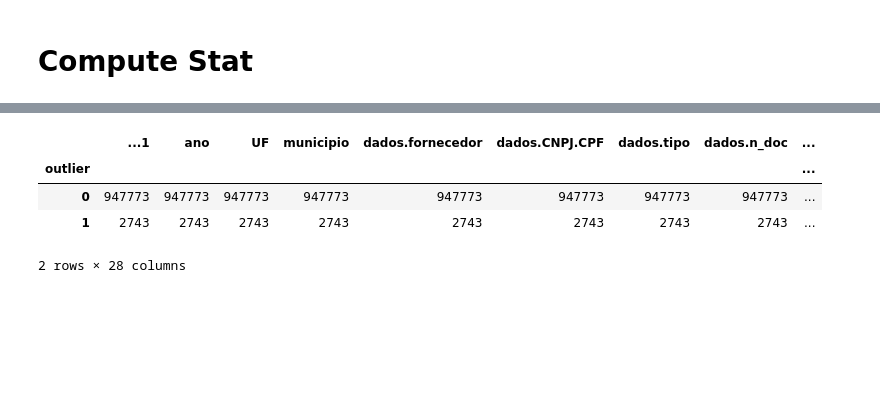
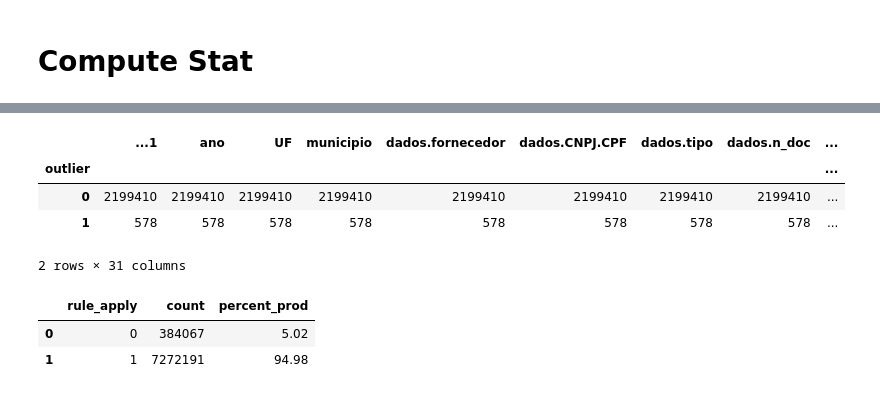
Before and after one commit to JailsonS/ics_data_cleaning, a Jupyter notebook: 02_convert_to_kg.ipynb, the cells around one changed output, grey strips where cells are left out. Cells and saved outputs as stored; diff of their text form; code cells hidden in the pictures; blank space fills up the shorter version.

```diff
--- a/02_convert_to_kg.ipynb
+++ b/02_convert_to_kg.ipynb
@@ -89,3 +237,12 @@ with open(PATH_RULES, 'r') as f: rules = json.load(f)
+# %%
+df_dataset_beef['has_change'] = 0
+df_dataset_beef['unit_kg'] = 0
+df_dataset_beef['price_kg'] = 0
+df_dataset_beef['median_price'] = 0
+df_dataset_beef['rule_apply'] = 0
+df_dataset_beef['outlier'] = 0
+df_dataset_beef['rule_version'] = ''
+df_dataset_beef['rule_id'] = ''
 # %% [markdown]
 # Helpers
 # %%
@@ -271 +554,9 @@ Text(0, 0.5, 'Preço/Kg (R$)')
+# %%
+df_sr_outline_1 = df_dataset_beef_cls.query('codigo == 11 and outlier == 1 and item.str.extract(r"(\d+) ?KG").astype("float")[0] > 1')
+
+
+df_dataset_beef_cls.loc[df_sr_outline_1.index, 'unit_kg'] = df_sr_outline_1.eval('item.str.extract(r"(\d+) ?KG").astype("float")[0] * qt')
+df_dataset_beef_cls.loc[df_sr_outline_1.index, 'price_kg'] = df_sr_outline_1.eval('valor / (item.str.extract(r"(\d+) ?KG").astype("float")[0] * qt)')
+df_dataset_beef_cls.loc[df_sr_outline_1.index, 'rule_apply'] = 1
+df_dataset_beef_cls.loc[df_sr_outline_1.index, 'outlier'] = 0
 # %% [markdown]
@@ -326,10 +605,19 @@ df_stat_rule
 # %%
 df_dataset_beef_cls.loc[
-    (df_dataset_beef_cls['codigo'] == 41) & (df_dataset_beef_cls['rule_apply'] == 1)
+    (df_dataset_beef_cls['codigo'] == 11) & (df_dataset_beef_cls['rule_apply'] == 1)
 ].groupby('outlier').count()
 # %% [output]
 |  | ...1 | ano | UF | municipio | dados.fornecedor | dados.CNPJ.CPF | dados.tipo | dados.n_doc | ... |
 | outlier |  |  |  |  |  |  |  |  | ... |
-| 0 | 947773 | 947773 | 947773 | 947773 | 947773 | 947773 | 947773 | 947773 | ... |
-| 1 | 2743 | 2743 | 2743 | 2743 | 2743 | 2743 | 2743 | 2743 | ... |
+| 0 | 2199410 | 2199410 | 2199410 | 2199410 | 2199410 | 2199410 | 2199410 | 2199410 | ... |
+| 1 | 578 | 578 | 578 | 578 | 578 | 578 | 578 | 578 | ... |
-2 rows × 28 columns
+2 rows × 31 columns
+# %%
+df_dataset_beef_cls.groupby(by=['rule_apply']).agg(
+    count=('rule_apply', 'count'),
+    percent_prod=('rule_apply', lambda x: len(x) / len(df_dataset_beef_cls) * 100)
+).reset_index()
+# %% [output]
+|  | rule_apply | count | percent_prod |
+| 0 | 0 | 384067 | 5.02 |
+| 1 | 1 | 7272191 | 94.98 |
```
Also changed, not shown: parts of 22 cells of this notebook.
